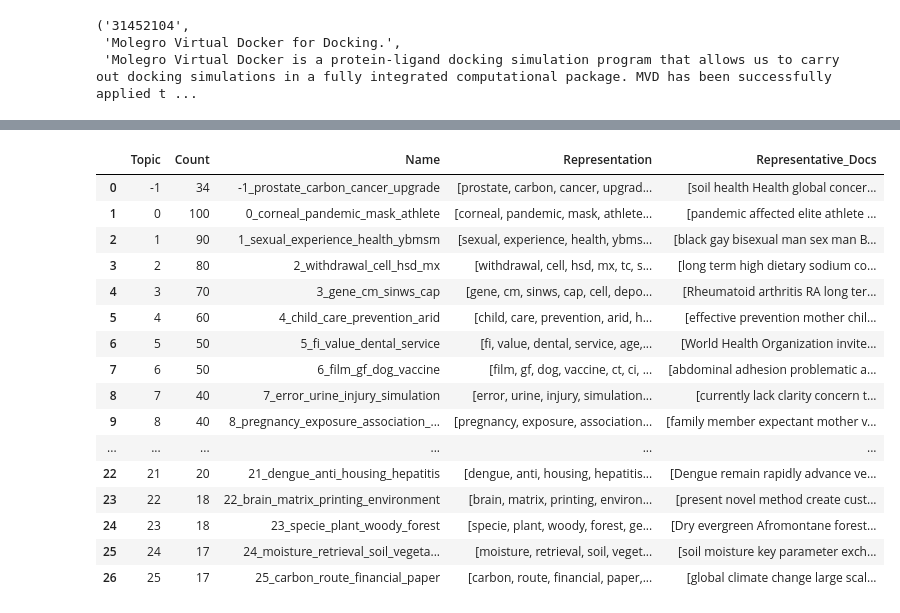
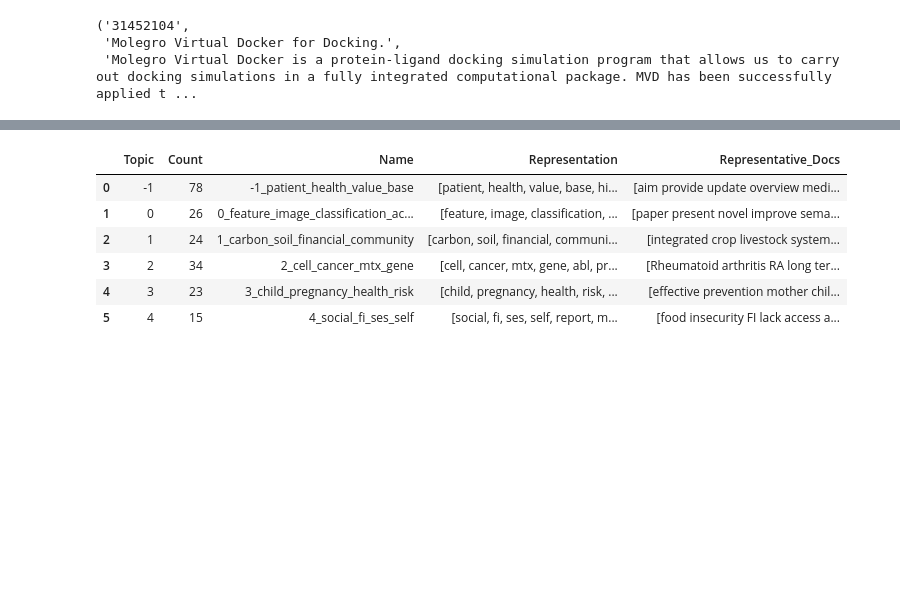
Before and after one commit to andersaknielsen/topic_model_project, a Jupyter notebook: notebooks/topic_modeling_with_bertopic.ipynb, the cells around one changed output, grey strips where cells are left out. Saved outputs shown, nothing was run; the diff lists cells and outputs as text; code cells hidden in the pictures; blank space fills up the shorter version.

```diff
--- a/notebooks/topic_modeling_with_bertopic.ipynb
+++ b/notebooks/topic_modeling_with_bertopic.ipynb
@@ -38,12 +51,17 @@ fetch_single_pubmed_article()
  'Molegro Virtual Docker is a protein-ligand docking simulation program that allows us to carry out docking simulations in a fully integrated computational package. MVD has been successfully applied t ...
 # %%
 cleaned_docs = [tc.clean_text_ext_spacy(doc) for doc in df['abstract']]
+# %%
+df['cleaned_abstract'] = cleaned_docs
 # %%
 # BERTopic often wants the documents to be longer, so we can multiply the documents by 10
 cleaned_docs = cleaned_docs*10
+# %%
+tokenizer = AutoTokenizer.from_pretrained('allenai/scibert_scivocab_uncased')
+embed_model = AutoModel.from_pretrained('allenai/scibert_scivocab_uncased')
 # %%
 # Fit the topic model
-topic_model = BERTopic(verbose=True)
-topics, probs = topic_model.fit_transform(cleaned_docs)
+topic_model = BERTopic(verbose=True, embedding_model=embed_model, language='english', calculate_probabilities=True, nr_topics=10)
+topics, probs = topic_model.fit_transform(df['cleaned_abstract'])
 topic_model.get_topic_info()
 # %% [output]
@@ -58,17 +78,7 @@ topic_model.get_topic_info()
 |  | Topic | Count | Name | Representation | Representative_Docs |
-| 0 | -1 | 34 | -1_prostate_carbon_cancer_upgrade | [prostate, carbon, cancer, upgrad... | [soil health Health global concer... |
-| 1 | 0 | 100 | 0_corneal_pandemic_mask_athlete | [corneal, pandemic, mask, athlete... | [pandemic affected elite athlete ... |
-| 2 | 1 | 90 | 1_sexual_experience_health_ybmsm | [sexual, experience, health, ybms... | [black gay bisexual man sex man B... |
-| 3 | 2 | 80 | 2_withdrawal_cell_hsd_mx | [withdrawal, cell, hsd, mx, tc, s... | [long term high dietary sodium co... |
-| 4 | 3 | 70 | 3_gene_cm_sinws_cap | [gene, cm, sinws, cap, cell, depo... | [Rheumatoid arthritis RA long ter... |
-| 5 | 4 | 60 | 4_child_care_prevention_arid | [child, care, prevention, arid, h... | [effective prevention mother chil... |
-| 6 | 5 | 50 | 5_fi_value_dental_service | [fi, value, dental, service, age,... | [World Health Organization invite... |
-| 7 | 6 | 50 | 6_film_gf_dog_vaccine | [film, gf, dog, vaccine, ct, ci, ... | [abdominal adhesion problematic a... |
-| 8 | 7 | 40 | 7_error_urine_injury_simulation | [error, urine, injury, simulation... | [currently lack clarity concern t... |
-| 9 | 8 | 40 | 8_pregnancy_exposure_association_... | [pregnancy, exposure, association... | [family member expectant mother v... |
-| ... | ... | ... | ... | ... | ... |
-| 22 | 21 | 20 | 21_dengue_anti_housing_hepatitis | [dengue, anti, housing, hepatitis... | [Dengue remain rapidly advance ve... |
-| 23 | 22 | 18 | 22_brain_matrix_printing_environment | [brain, matrix, printing, environ... | [present novel method create cust... |
-| 24 | 23 | 18 | 23_specie_plant_woody_forest | [specie, plant, woody, forest, ge... | [Dry evergreen Afromontane forest... |
-| 25 | 24 | 17 | 24_moisture_retrieval_soil_vegeta... | [moisture, retrieval, soil, veget... | [soil moisture key parameter exch... |
-| 26 | 25 | 17 | 25_carbon_route_financial_paper | [carbon, route, financial, paper,... | [global climate change large scal... |
+| 0 | -1 | 78 | -1_patient_health_value_base | [patient, health, value, base, hi... | [aim provide update overview medi... |
+| 1 | 0 | 26 | 0_feature_image_classification_ac... | [feature, image, classification, ... | [paper present novel improve sema... |
+| 2 | 1 | 24 | 1_carbon_soil_financial_community | [carbon, soil, financial, communi... | [integrated crop livestock system... |
+| 3 | 2 | 34 | 2_cell_cancer_mtx_gene | [cell, cancer, mtx, gene, abl, pr... | [Rheumatoid arthritis RA long ter... |
+| 4 | 3 | 23 | 3_child_pregnancy_health_risk | [child, pregnancy, health, risk, ... | [effective prevention mother chil... |
+| 5 | 4 | 15 | 4_social_fi_ses_self | [social, fi, ses, self, report, m... | [food insecurity FI lack access a... |
```
Also changed, not shown: parts of 12 cells of this notebook, 4 other files.
